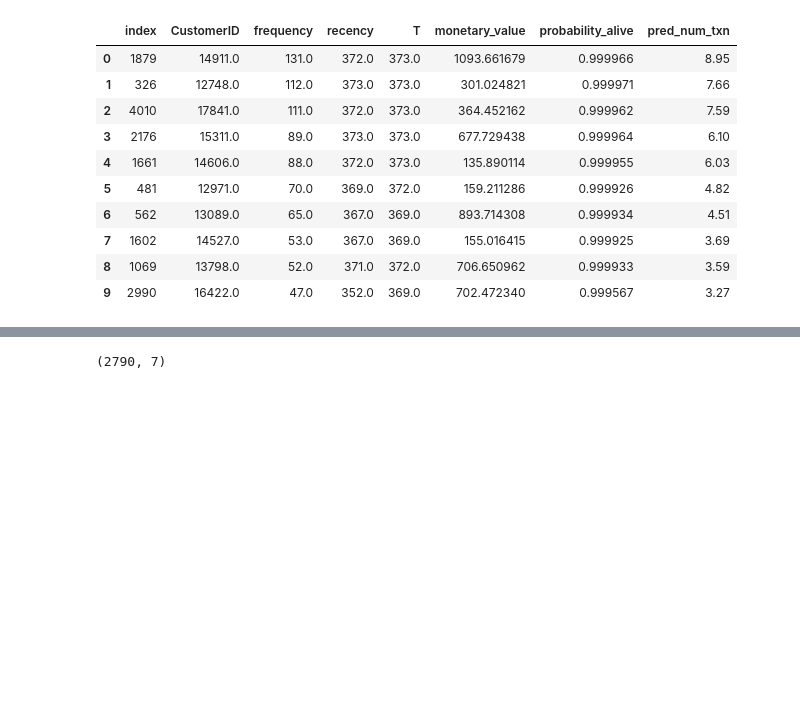
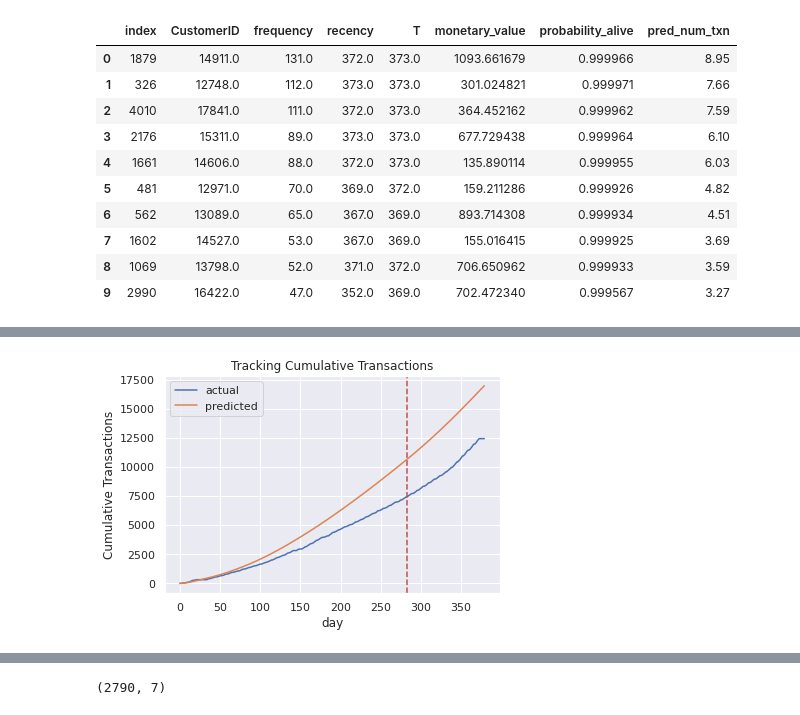
Before and after one commit to apiasak/datascience-portfolio, a Jupyter notebook: code/Retail Dataset/B1) Customer Lifetime Value (CLV).ipynb, the cells around one changed output, grey strips where cells are left out. Drawn from its saved outputs; the diff is of its cells as text; code cells hidden in the pictures; blank space fills up the shorter version.

```diff
--- a/code/Retail Dataset/B1) Customer Lifetime Value (CLV).ipynb
+++ b/code/Retail Dataset/B1) Customer Lifetime Value (CLV).ipynb
@@ -466,0 +523,6 @@ NOTE: We are considering only customers who made repeat purchases with the busin
+# %%
+from datetime import timedelta
+
+# define end of calibration period
+holdout_days = 90
+calibration_end_date = maxdate - timedelta(days = holdout_days)
@@ -466,0 +535,7 @@ NOTE: We are considering only customers who made repeat purchases with the busin
+# %%
+summary_cal_holdout = calibration_and_holdout_data(data_clv,
+                                                   customer_id_col='CustomerID',
+                                                   datetime_col='InvoiceDate',
+                                                   calibration_period_end=calibration_end_date,
+                                                   observation_period_end=maxdate,
+                                                   freq='D' )
@@ -466,0 +552,6 @@ NOTE: We are considering only customers who made repeat purchases with the busin
+# %%
+# remove customers with no repeats (complete dataset)
+filtered = summary[summary['frequency'] > 0]
+
+## remove customers with no repeats in calibration period
+filtered_cal = summary_cal_holdout[summary_cal_holdout['frequency_cal'] > 0]
@@ -466,0 +561,2 @@ NOTE: We are considering only customers who made repeat purchases with the busin
+# %%
+bgf.fit(filtered_cal['frequency_cal'], filtered_cal['recency_cal'], filtered_cal['T_cal'])
@@ -466,0 +577,4 @@ NOTE: We are considering only customers who made repeat purchases with the busin
+# %%
+plot_cumulative_transactions(bgf, data_clv, customer_id_col='CustomerID', datetime_col='InvoiceDate', t=380, t_cal=283);
+# %% [output]
+[figure, added]
```
Also changed, not shown: parts of 37 cells of this notebook, 6 other files.
